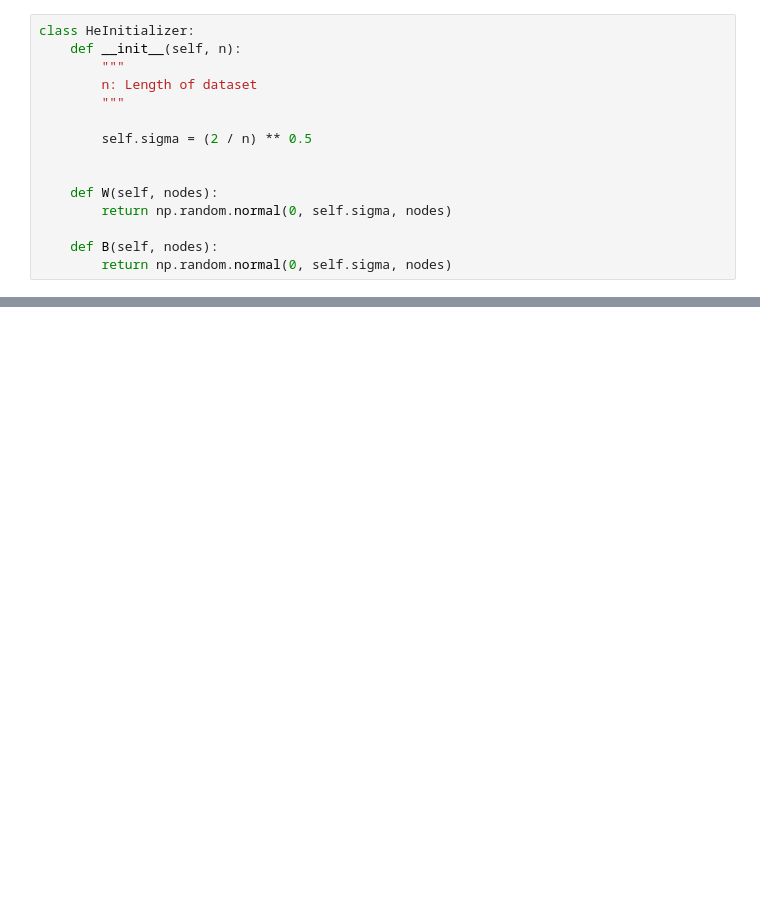
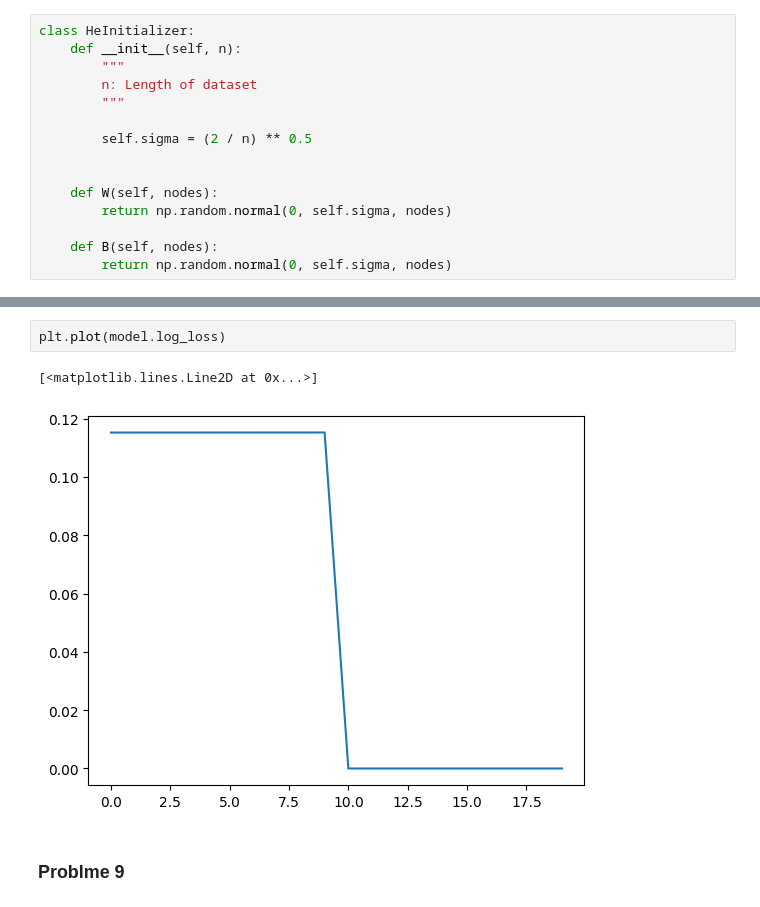
Before and after one commit to jaden-2/Assignment, a Jupyter notebook: ScratchCNN2D.ipynb, the cells around one changed output, grey strips where cells are left out. Cells and saved outputs as stored; diff of their text form; blank space fills up the shorter version.

```diff
--- a/ScratchCNN2D.ipynb
+++ b/ScratchCNN2D.ipynb
@@ -542,0 +698,7 @@ accuracy_score(y_test, model.predict(x_test))
+# %%
+plt.plot(model.log_loss)
+# %% [output]
+[<matplotlib.lines.Line2D at 0x...>]
+[figure, added]
+# %% [markdown]
+### Problme 9
```
Also changed, not shown: parts of 32 cells of this notebook.
